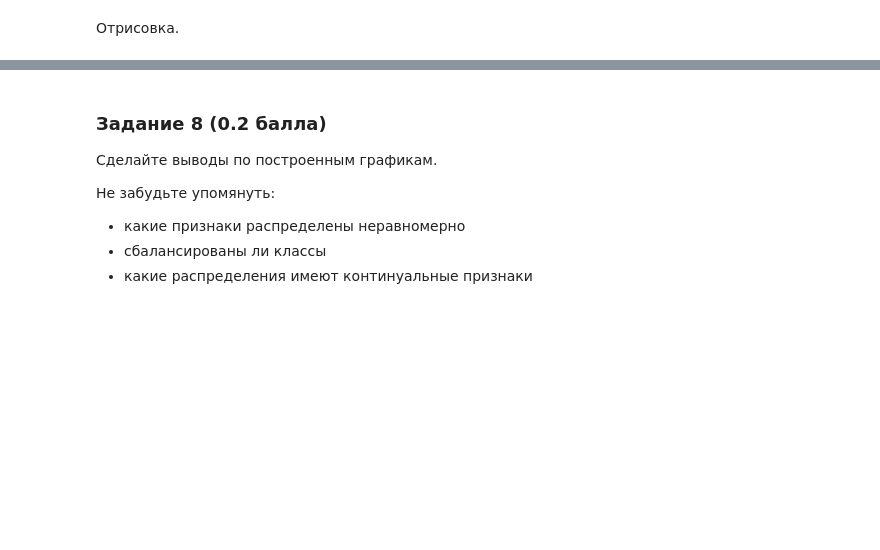
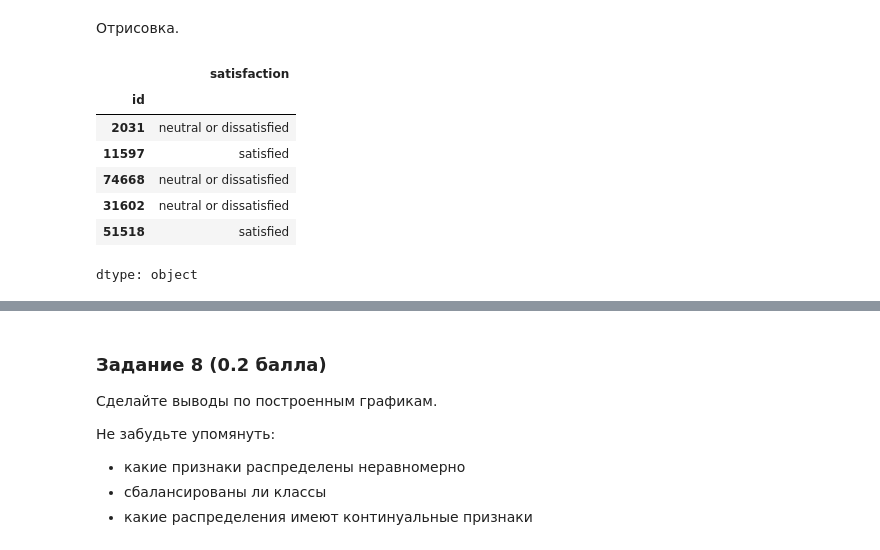
Before and after one commit to VladislavTokarev02/AI_ML_homework, a Jupyter notebook: Hometasks/Base/AI_HW4_woodenML_base.ipynb, the cells around one changed output, grey strips where cells are left out. Cells and saved outputs as stored; diff of their text form; code cells hidden in the pictures; blank space fills up the shorter version.

```diff
--- a/Hometasks/Base/AI_HW4_woodenML_base.ipynb
+++ b/Hometasks/Base/AI_HW4_woodenML_base.ipynb
@@ -434,4 +470,15 @@ def plot_categorical(cols, df, y):
 # %% [markdown]
 Отрисовка.
+# %%
+data[categorical_cols].columns
+# %% [output]
+|  | satisfaction |
+| id |  |
+| 2031 | neutral or dissatisfied |
+| 11597 | satisfied |
+| 74668 | neutral or dissatisfied |
+| 31602 | neutral or dissatisfied |
+| 51518 | satisfied |
+dtype: object
 # %%
 plot_categorical(categorical_cols, X_train, y_train)
```
Also changed, not shown: parts of 7 cells of this notebook.
